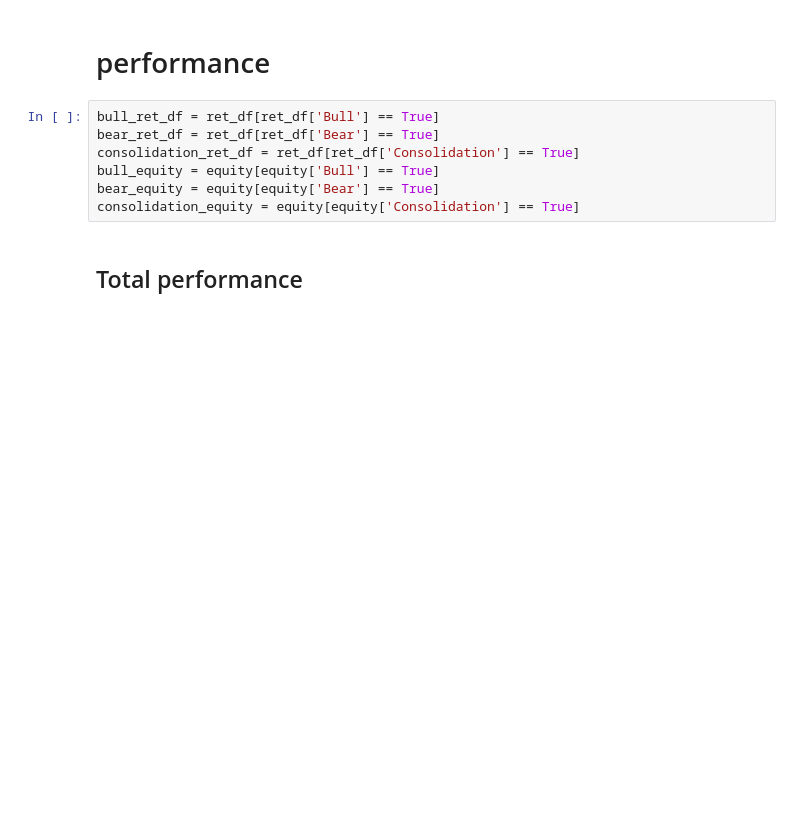
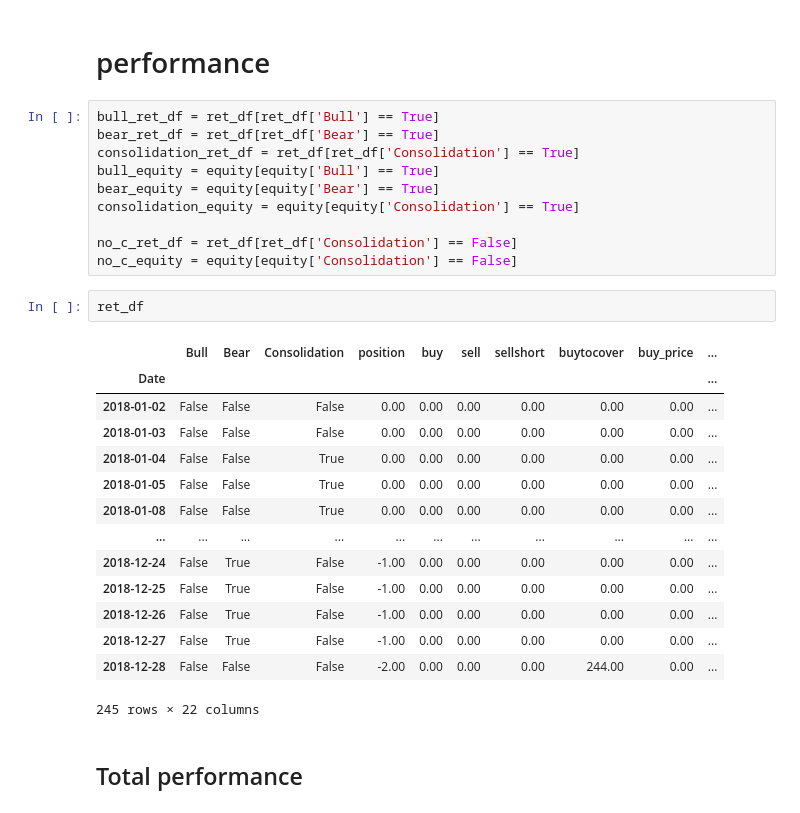
Before and after one commit to Xin95172/Quant_idea, a Jupyter notebook: TMBA/llt.ipynb, the cells around one changed output. Saved outputs shown, nothing was run; the diff lists cells and outputs as text; blank space fills up the shorter version.

```diff
--- a/TMBA/llt.ipynb
+++ b/TMBA/llt.ipynb
@@ -417,6 +417,26 @@ consolidation_ret_df = ret_df[ret_df['Consolidation'] == True]
 bull_equity = equity[equity['Bull'] == True]
 bear_equity = equity[equity['Bear'] == True]
 consolidation_equity = equity[equity['Consolidation'] == True]
+
+no_c_ret_df = ret_df[ret_df['Consolidation'] == False]
+no_c_equity = equity[equity['Consolidation'] == False]
+# %%
+ret_df
+# %% [output]
+|  | Bull | Bear | Consolidation | position | buy | sell | sellshort | buytocover | buy_price | ... |
+| Date |  |  |  |  |  |  |  |  |  | ... |
+| 2018-01-02 | False | False | False | 0.00 | 0.00 | 0.00 | 0.00 | 0.00 | 0.00 | ... |
+| 2018-01-03 | False | False | False | 0.00 | 0.00 | 0.00 | 0.00 | 0.00 | 0.00 | ... |
+| 2018-01-04 | False | False | True | 0.00 | 0.00 | 0.00 | 0.00 | 0.00 | 0.00 | ... |
+| 2018-01-05 | False | False | True | 0.00 | 0.00 | 0.00 | 0.00 | 0.00 | 0.00 | ... |
+| 2018-01-08 | False | False | True | 0.00 | 0.00 | 0.00 | 0.00 | 0.00 | 0.00 | ... |
+| ... | ... | ... | ... | ... | ... | ... | ... | ... | ... | ... |
+| 2018-12-24 | False | True | False | -1.00 | 0.00 | 0.00 | 0.00 | 0.00 | 0.00 | ... |
+| 2018-12-25 | False | True | False | -1.00 | 0.00 | 0.00 | 0.00 | 0.00 | 0.00 | ... |
+| 2018-12-26 | False | True | False | -1.00 | 0.00 | 0.00 | 0.00 | 0.00 | 0.00 | ... |
+| 2018-12-27 | False | True | False | -1.00 | 0.00 | 0.00 | 0.00 | 0.00 | 0.00 | ... |
+| 2018-12-28 | False | False | False | -2.00 | 0.00 | 0.00 | 0.00 | 244.00 | 0.00 | ... |
+245 rows × 22 columns
 # %% [markdown]
 ## Total performance
 # %%
```
Also changed, not shown: parts of 10 cells of this notebook, 8 other files.
